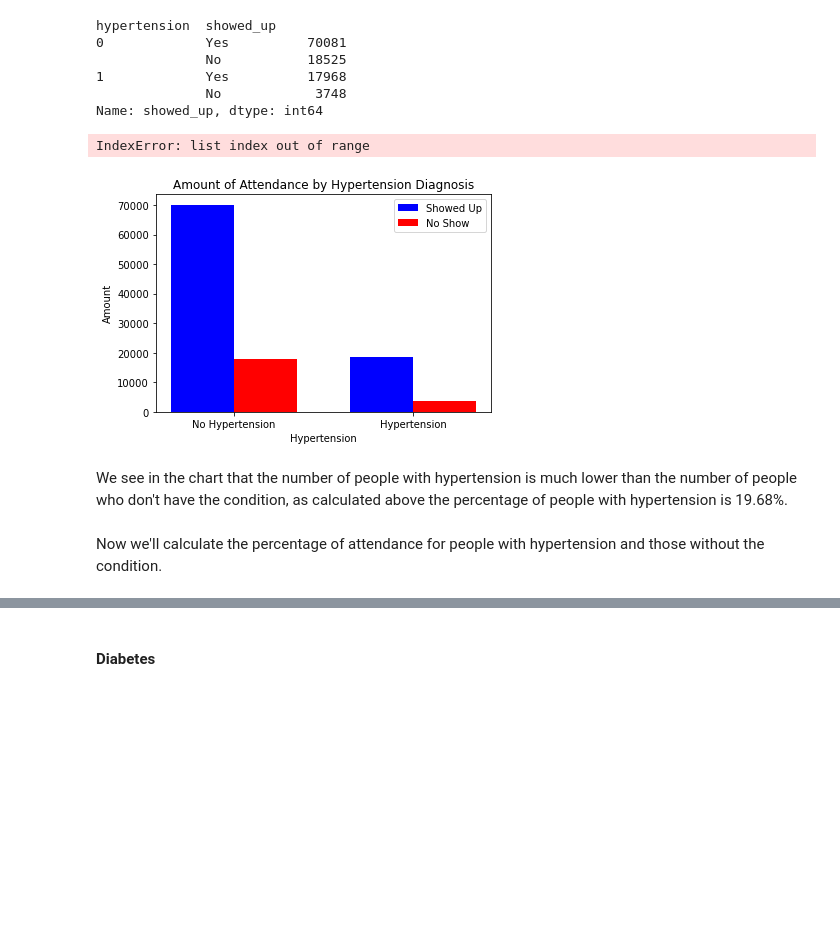
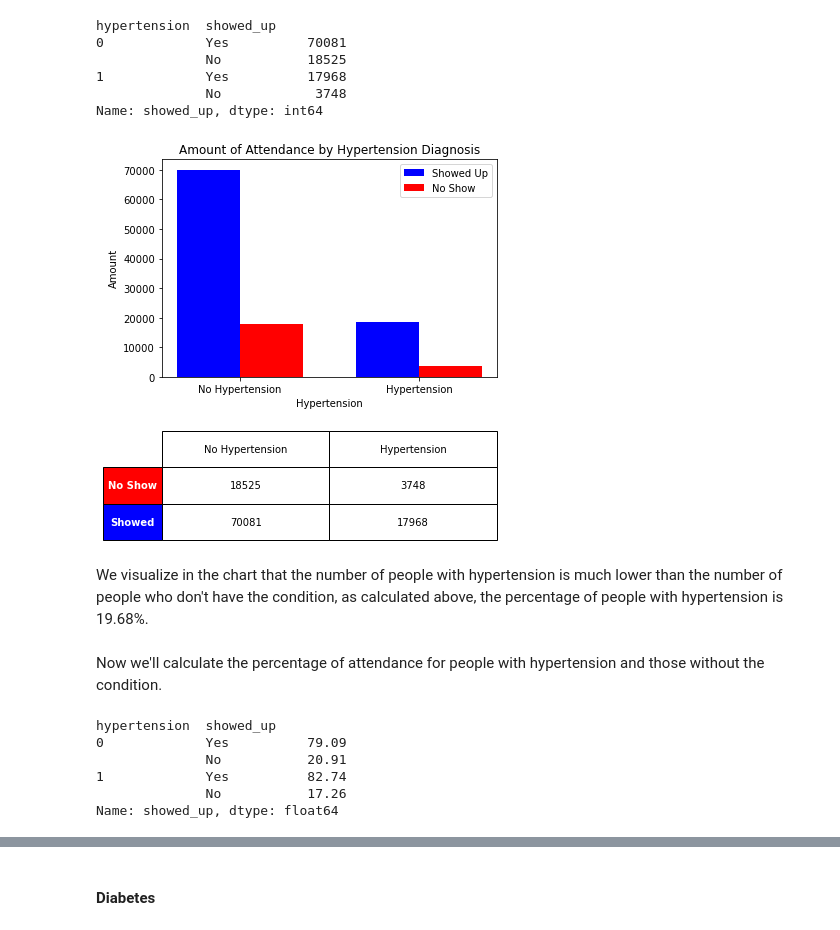
Before and after one commit to jlvalport/Medical-appointments-analysis, a Jupyter notebook: No-show Medical Appointments Analysis.ipynb, the cells around one changed output, grey strips where cells are left out. Drawn from its saved outputs; the diff is of its cells as text; code cells hidden in the pictures; blank space fills up the shorter version.

Commit message:
Trying to fix the chart with Udacity mentor

```diff
--- a/No-show Medical Appointments Analysis.ipynb
+++ b/No-show Medical Appointments Analysis.ipynb
@@ -457,34 +458,49 @@ Name: showed_up, dtype: int64
 # %%
 ind_x = np.arange(len(grouped_hyper[0]))  # the x locations for the groups
 width_bars = 0.35       # the width of the bars
 
 blue_bars = plt.bar(ind_x, grouped_hyper[0], width_bars, color='blue', label='Showed Up')
 orange_bars = plt.bar(ind_x + width_bars, grouped_hyper[1], width_bars, color='red', label='No Show')
 
 # title and labels
 plt.ylabel('Amount')
 plt.xlabel('Hypertension')
 plt.title('Amount of Attendance by Hypertension Diagnosis')
 locations = ind_x + width_bars / 2  # xtick locations
 labels = ['No Hypertension', 'Hypertension']  # xtick labels
 plt.xticks(locations, labels)
 
 # legend
 plt.legend();
 
-the_table = plt.table(cellText=[['70081', '18525'], ['17968', '3748']],
-                      rowLabels=['Hypertension', 'No Hypertension'],
-                      rowColours=['black'],
-                      colLabels=['Showed', 'No Show'],
-                      loc='bottom')
+table = plt.table(cellText = grouped_hyper.unstack().transpose().values,
+                    rowLabels = [ 'No Show', 'Showed'],
+                    colLabels = ['No Hypertension', 'Hypertension'],
+                    rowColours = ['red', 'blue'],
+                    cellLoc = 'center',
+                    rowLoc = 'center',
+                    loc = 'bottom',
+                    bbox = [0, -0.75, 1, 0.5])
+
+table[(1, -1)].get_text().set_color('white')
+table[(1, -1)].set_text_props(fontweight='bold')
+table[(2, -1)].get_text().set_color('white')
+table[(2, -1)].set_text_props(fontweight='bold')
 # %% [output]
-IndexError: list index out of range
-[figure, old version]
+[figure, new version]
 # %% [markdown]
-We see in the chart that the number of people with hypertension is much lower than the number of people who don't have the condition, as calculated above the percentage of people with hypertension is 19.68%.
+We visualize in the chart that the number of people with hypertension is much lower than the number of people who don't have the condition, as calculated above, the percentage of people with hypertension is 19.68%.
 # %% [markdown]
 Now we'll calculate the percentage of attendance for people with hypertension and those without the condition.
 # %%
-per_group_not_hyper = grouped_hyper[0] / (grouped_hyper[0].sum()) * 100
-per_group_hyper = grouped_hyper[1] / (grouped_hyper[1].sum()) * 100
+# We get the percentages of people with hypertension that showed up and the ones who didn't
+grouped_hyper_per = df.groupby(['hypertension'])['showed_up'].value_counts(normalize=True).mul(100).round(2)
+grouped_hyper_per
+# %% [output]
+hypertension  showed_up
+0             Yes          79.09
+              No           20.91
+1             Yes          82.74
+              No           17.26
+Name: showed_up, dtype: float64
 # %%
```
Also changed, not shown: parts of 12 cells of this notebook.
